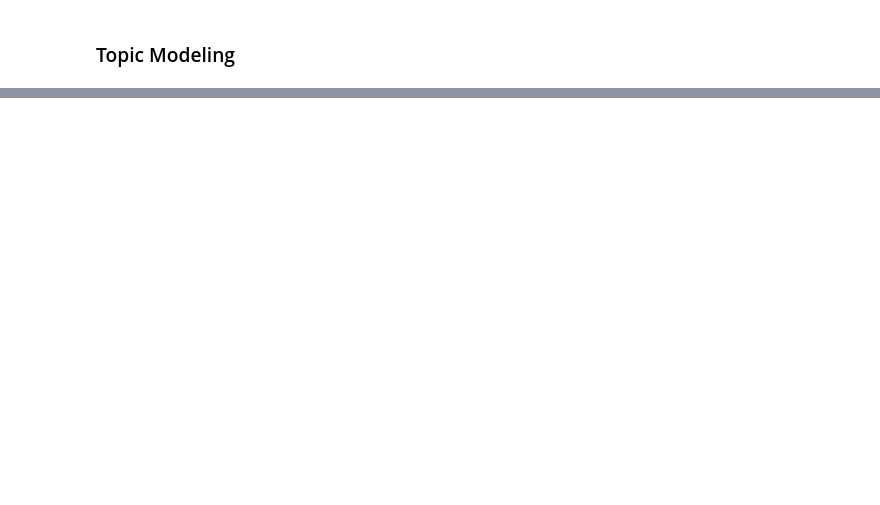
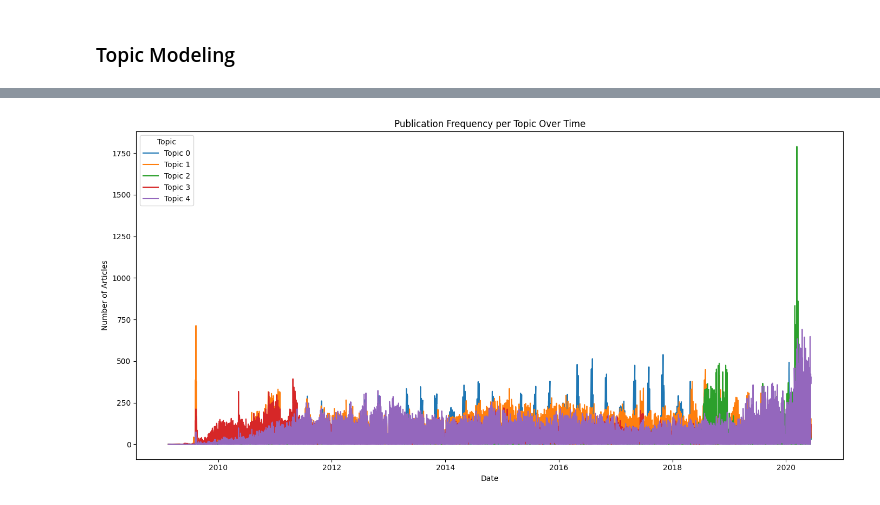
Before and after one commit to mikek1337/Predicting-Price-Moves-with-News-Sentiment-Week1, a Jupyter notebook: notebooks/publication-analysis.ipynb, the cells around one changed output, grey strips where cells are left out. Saved outputs shown, nothing was run; the diff lists cells and outputs as text; code cells hidden in the pictures; blank space fills up the shorter version.

```diff
--- a/notebooks/publication-analysis.ipynb
+++ b/notebooks/publication-analysis.ipynb
@@ -155,0 +168,6 @@ print_top_words(lda, vectorizer.get_feature_names_out(), 10)
+# %%
+feature_name = vectorizer.get_feature_names_out()
+for topic_idx, topi in enumerate(lda.components_):
+    print([feature_name[i] for i in topi.argsort()[:-10 - 1:-1]])
+topic_assignement = lda.transform(headline_matrix).argmax(axis=1)
+raw_analysis['topic'] = topic_assignement
@@ -155,0 +180,15 @@ print_top_words(lda, vectorizer.get_feature_names_out(), 10)
+# %%
+topic_time_counts = raw_analysis.groupby([raw_analysis['date'].dt.to_period('D'), 'topic']).size().unstack(fill_value=0)
+topic_time_counts.index = topic_time_counts.index.to_timestamp()
+
+plt.figure(figsize=(14, 7))
+for topic in topic_time_counts.columns:
+    plt.plot(topic_time_counts.index, topic_time_counts[topic], label=f"Topic {topic}")
+plt.title('Publication Frequency per Topic Over Time')
+plt.xlabel('Date')
+plt.ylabel('Number of Articles')
+plt.legend(title='Topic')
+plt.tight_layout()
+plt.show()
+# %% [output]
+[figure, added]
```
Also changed, not shown: parts of 6 cells of this notebook, 9 other files.
